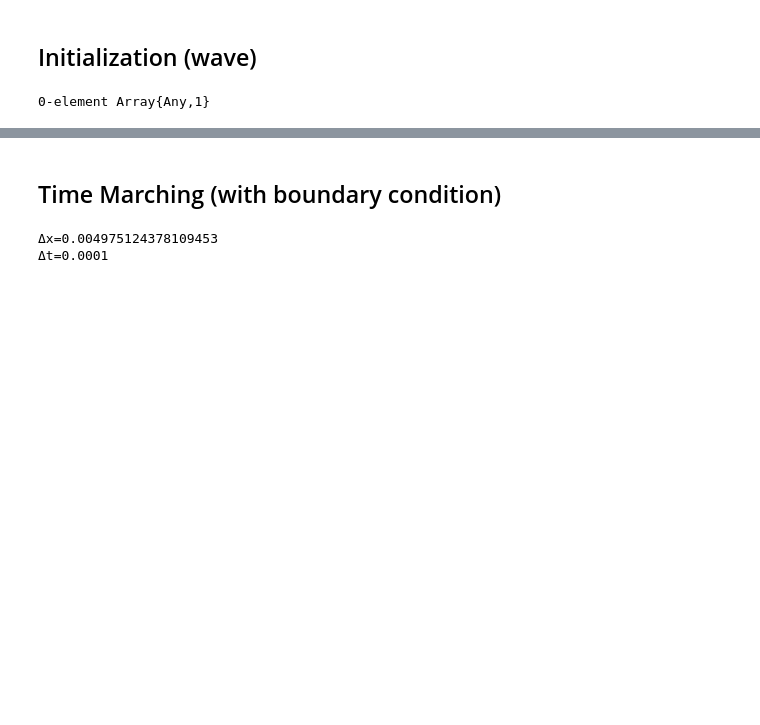
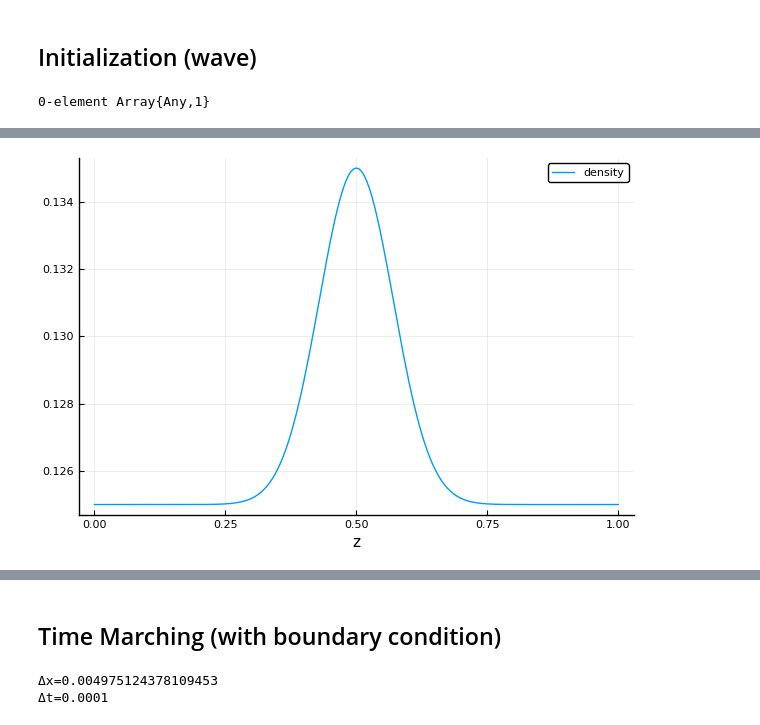
Before and after one commit to liyuxuan48/thermo-network, a Jupyter notebook: examples/wave propagation non-reflect outflow.ipynb, the cells around one changed output, grey strips where cells are left out. Cells and saved outputs as stored; diff of their text form; code cells hidden in the pictures; blank space fills up the shorter version.

```diff
--- a/examples/wave propagation non-reflect outflow.ipynb
+++ b/examples/wave propagation non-reflect outflow.ipynb
@@ -65,0 +68,4 @@ righthand=[0;0;P/Ac*qw]
+# %%
+  plot(ux,uueverythinginitial.ρ,xlabel="z",label="density")
+# %% [output]
+[figure, added]
```
Also changed, not shown: parts of 4 cells of this notebook, 1 other file.
